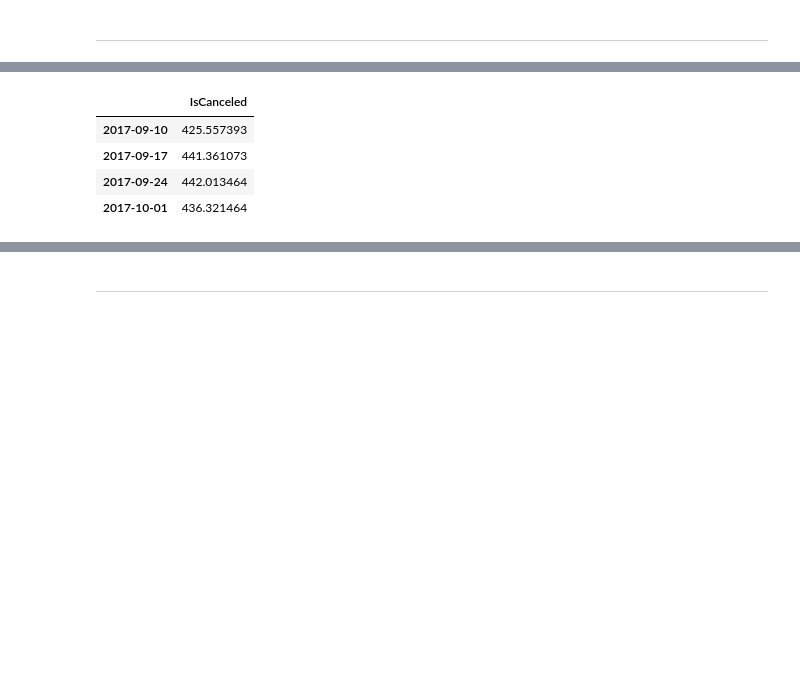
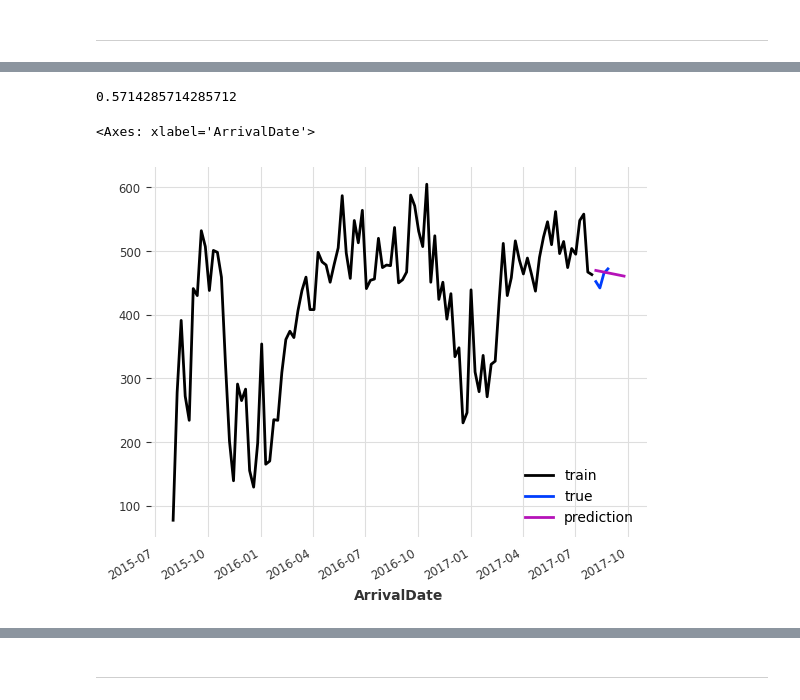
Before and after one commit to jgilaberts/Prueba-Github, a Jupyter notebook: Analisis Predictivo/Proyecto Final/Predicciones_Reser_Cancel_Javier_Gilabert.ipynb, the cells around one changed output, grey strips where cells are left out. Drawn from its saved outputs; the diff is of its cells as text; code cells hidden in the pictures; blank space fills up the shorter version.

```diff
--- a/Analisis Predictivo/Proyecto Final/Predicciones_Reser_Cancel_Javier_Gilabert.ipynb
+++ b/Analisis Predictivo/Proyecto Final/Predicciones_Reser_Cancel_Javier_Gilabert.ipynb
@@ -90,11 +62,0 @@ log_y_pred
-# %%
-#  Auto ARIMA Forecast
-# Original Time series (Invert log transformation)
-predicciones_reservas = np.exp(log_y_pred)
-predicciones_reservas
-# %% [output]
-|  | IsCanceled |
-| 2017-09-10 | 425.557393 |
-| 2017-09-17 | 441.361073 |
-| 2017-09-24 | 442.013464 |
-| 2017-10-01 | 436.321464 |
@@ -100,0 +86,15 @@ predicciones_reservas
+# %%
+best_theta
+# %% [output]
+0.5714285714285712
+# %%
+best_theta_model = Theta(best_theta)
+best_theta_model.fit(train)
+pred_best_theta = best_theta_model.predict(len(test)+4)
+# %%
+train.plot(label="train")
+test.plot(label="true")
+pred_best_theta.plot(label="prediction")
+# %% [output]
+<Axes: xlabel='ArrivalDate'>
+[figure, added]
```
Also changed, not shown: parts of 25 cells of this notebook, 2 other files.
